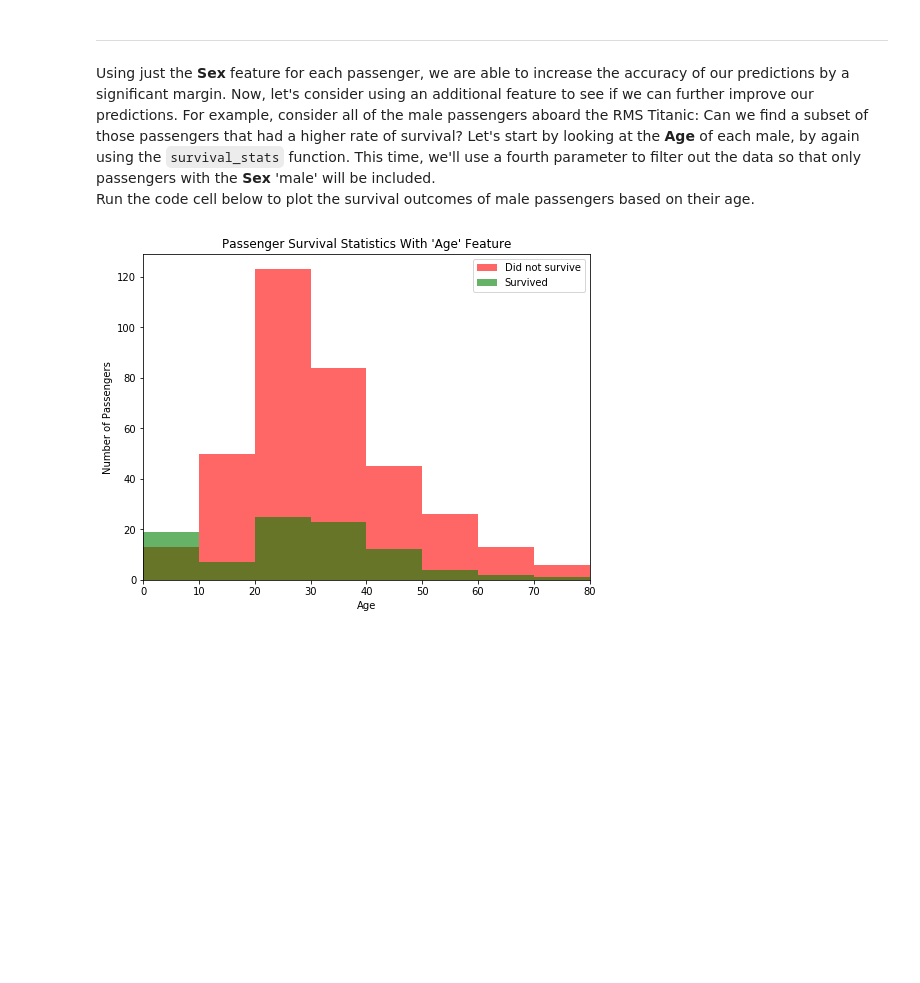
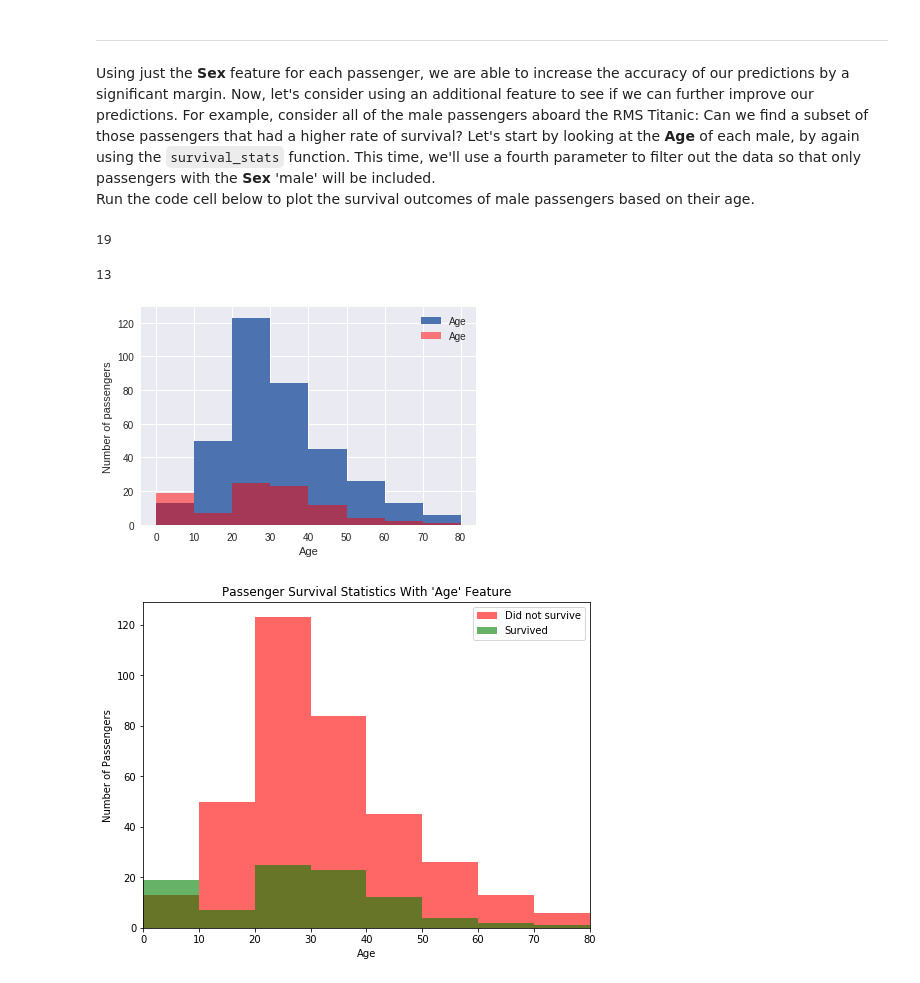
Before and after one commit to CheloGE/MachineLearningProjects, a Jupyter notebook: titanic_survival_exploration/titanic_survival_exploration.ipynb, the cells around one changed output. Cells and saved outputs as stored; diff of their text form; code cells hidden in the pictures; blank space fills up the shorter version.

Commit message:
added two histograms and a easier function prediction based on gender and age

```diff
--- a/titanic_survival_exploration/titanic_survival_exploration.ipynb
+++ b/titanic_survival_exploration/titanic_survival_exploration.ipynb
@@ -220,6 +226,28 @@ Predictions have an accuracy of 78.68%.
 ***
 Using just the **Sex** feature for each passenger, we are able to increase the accuracy of our predictions by a significant margin. Now, let's consider using an additional feature to see if we can further improve our predictions. For example, consider all of the male passengers aboard the RMS Titanic: Can we find a subset of those passengers that had a higher rate of survival? Let's start by looking at the **Age** of each male, by again using the `survival_stats` function. This time, we'll use a fourth parameter to filter out the data so that only passengers with the **Sex** 'male' will be included.
 Run the code cell below to plot the survival outcomes of male passengers based on their age.
+# %%
+# This is a better plot than below one
+dead, survived=full_data.groupby('Survived')
+
+dead = dead[1][['Age','Sex']].dropna(subset=['Age','Sex']) #drops row that contain NaN values from given columns
+dead=dead[dead['Sex']=="male"]
+survived = survived[1][['Age','Sex']].dropna(subset=['Age','Sex'])
+survived=survived[survived['Sex']=="male"]
+
+fig = plt.figure()
+ax = fig.add_subplot(111)
+dead.plot.hist( bins=np.arange(0,81,10),ax=ax)
+
+survived.plot.hist( bins=np.arange(0,81,10),alpha=0.5,ax=ax,color=['red'])
+
+ax.set_ylabel("Number of passengers")
+ax.set_xlabel("Age")
+plt.show()
+# %% [output]
+19
+13
+[figure, added]
 # %%
 vs.survival_stats(data, outcomes, 'Age', ["Sex == 'male'"])
 # %% [output]
```
Also changed, not shown: parts of 3 cells of this notebook.
